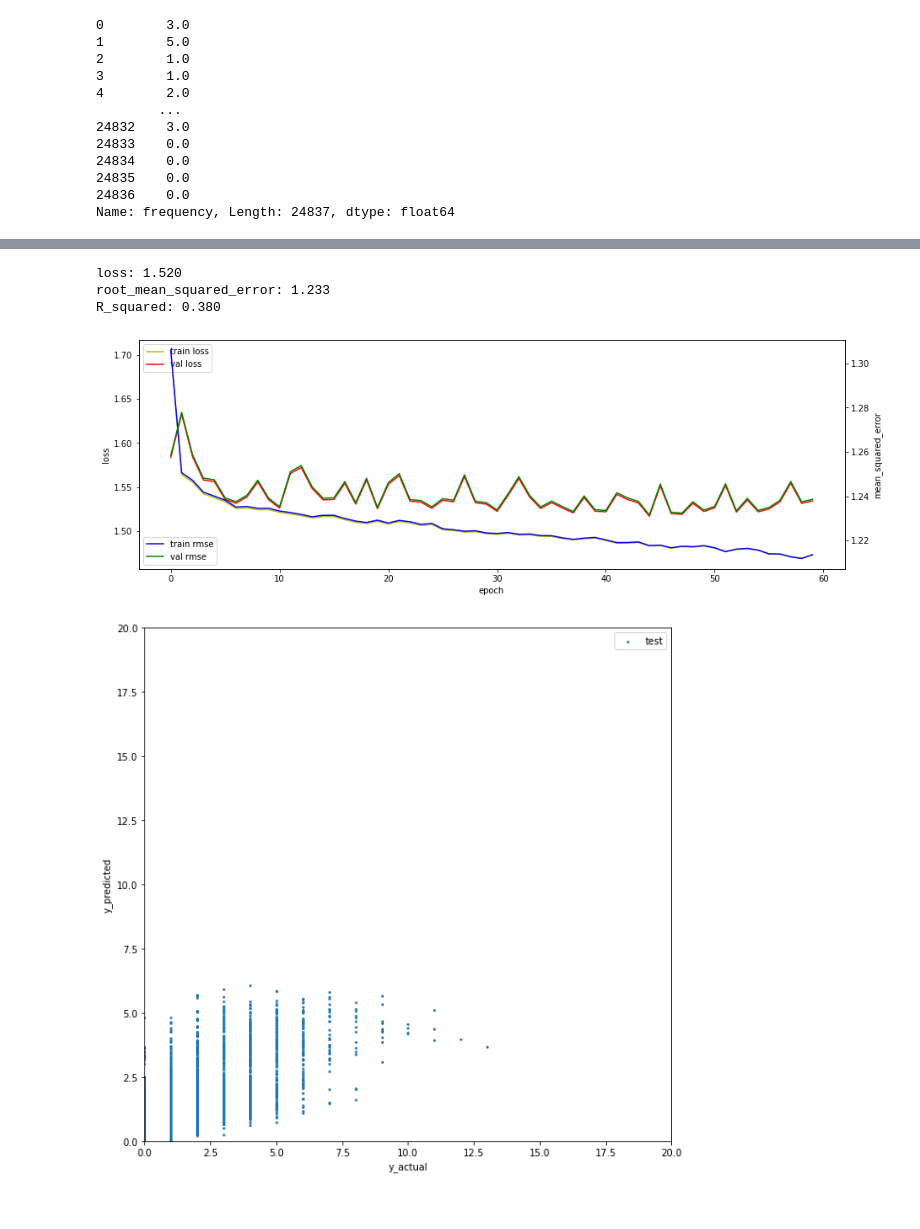
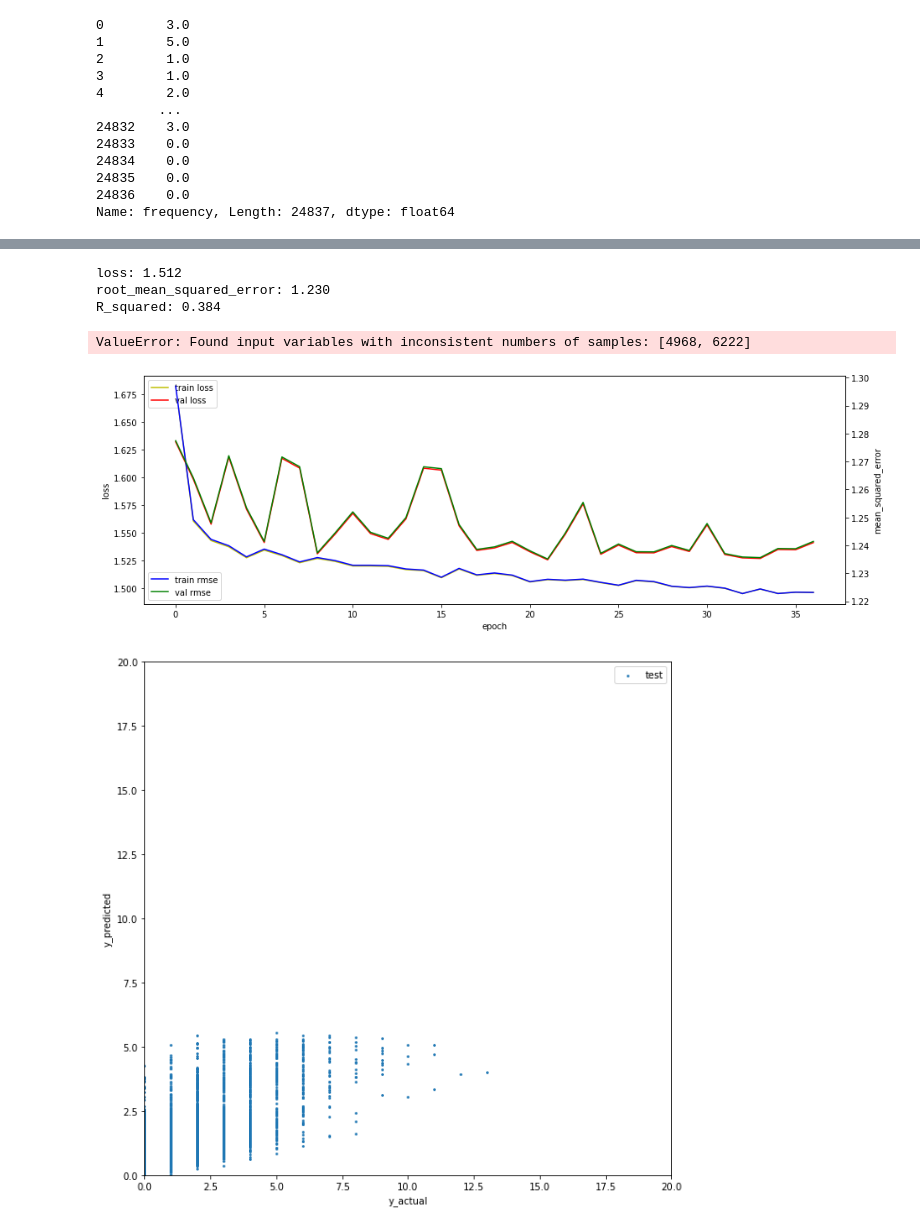
Before and after one commit to leech2193/weather_hospital_sowhat, a Jupyter notebook: 20220803_dnn_model_eseul.ipynb, the cells around one changed output, grey strips where cells are left out. Cells and saved outputs as stored; diff of their text form; code cells hidden in the pictures.

Commit message:
20220804 dnn_modeling...

```diff
--- a/20220803_dnn_model_eseul.ipynb
+++ b/20220803_dnn_model_eseul.ipynb
@@ -401,0 +385,3 @@ y_data
+# %%
+hospital_female2.insert(1, 'area_label', hospital_female2['area'].map(mapping))
+hospital_female2.drop(columns=['area'], inplace=True)
@@ -432,9 +474,9 @@ numpY.shape
 # %%
-X_train, X_test, y_train, y_test = train_test_split(X_norm,
-                                                    numpY,
-                                                   test_size = .2,
-                                                    shuffle=True,
-                                                   random_state = 123)
+X_f_train, X_f_test, y_f_train, y_f_test = train_test_split(X_f_norm,
+                                                            y_f_data['frequency'],
+                                                            test_size = .2,
+                                                            shuffle=True,
+                                                            random_state = 123)
 # %%
 from tensorflow.keras import layers
 # %%
@@ -472,21 +518,21 @@ model.compile(
 10개에 한 번씩 업데이터 실행
 0:미출력, 1:진행상황출력, 2:에포크당 출력
 '''
-hist = model.fit(
-    X_train, y_train,
-    batch_size=10,
-    epochs=100,
-    validation_split=0.2,
-    callbacks=[tf.keras.callbacks.EarlyStopping(monitor='val_loss', patience=15)],
-    verbose=2)
+hist_female = model_female.fit(
+                        X_f_train, y_f_train,
+                        batch_size=10,
+                        epochs=100,
+                        validation_split=0.2,
+                        callbacks=[tf.keras.callbacks.EarlyStopping(monitor='val_loss', patience=15)],
+                        verbose=2)
 
 # 테스트 데이터 입력
-scores = model.evaluate(X_test, y_test)
-print('test_loss: ', scores[0])
-print('test_rmse: ', scores[1])
-print('test_r2: ', scores[2])
+scores_female = model_female.evaluate(X_f_test, y_f_test)
+print('test_loss: ', scores_female[0])
+print('test_rmse: ', scores_female[1])
+print('test_r2: ', scores_female[2])
 
 # 모델 저장
-# model.save("dnn_weather_hospital_0803.h5")
+# model_female.save("dnn_weather_hospital_f_0804.h5")
 # %% [output]
 Epoch 1/100
@@ -509,8 +555,8 @@ test_r2:  0.3803611695766449
 # %%
 # 관찰된 metric 값들을 확인함
-for i in range(len(scores)):
-    print("%s: %.3f" % (model.metrics_names[i], scores[i]))
+for i in range(len(scores_female)):
+    print("%s: %.3f" % (model_female.metrics_names[i], scores_female[i]))
 # %% [output]
-loss: 1.520
-root_mean_squared_error: 1.233
-R_squared: 0.380
+loss: 1.512
+root_mean_squared_error: 1.230
+R_squared: 0.384
@@ -522,37 +566,41 @@ adj_r2_score(y_test, y_pred)
+# %%
+adj_r2_score(y_test, y_pred)
+# %% [output]
+ValueError: Found input variables with inconsistent numbers of samples: [4968, 6222]
 # %%
 import matplotlib.pyplot as plt
 
 fig, loss_ax = plt.subplots(figsize=(15, 5))
 
 acc_ax = loss_ax.twinx()
 
-loss_ax.plot(hist.history['loss'], 'y', label='train loss')   # 훈련데이터의 loss (즉, mse)
-loss_ax.plot(hist.history['val_loss'], 'r', label='val loss') # 검증데이터의 loss (즉, mse)
+loss_ax.plot(hist_female.history['loss'], 'y', label='train loss')   # 훈련데이터의 loss (즉, mse)
+loss_ax.plot(hist_female.history['val_loss'], 'r', label='val loss') # 검증데이터의 loss (즉, mse)
 
-acc_ax.plot(hist.history['root_mean_squared_error'], 'b', label='train rmse')   # 훈련데이터의 mae
-acc_ax.plot(hist.history['val_root_mean_squared_error'], 'g', label='val rmse') # 검증데이터의 mae
+acc_ax.plot(hist_female.history['root_mean_squared_error'], 'b', label='train rmse')   # 훈련데이터의 mae
+acc_ax.plot(hist_female.history['val_root_mean_squared_error'], 'g', label='val rmse') # 검증데이터의 mae
 
 loss_ax.set_xlabel('epoch')
 loss_ax.set_ylabel('loss')
 acc_ax.set_ylabel('mean_squared_error')
 
 loss_ax.legend(loc='upper left')
 acc_ax.legend(loc='lower left')
 
 plt.show()
 # %% [output]
-[figure, old version]
+[figure, new version]
 # %%
 import matplotlib.pyplot as plt
 
 # test data에 대한 예측값
-y_pred = model.predict(X_test)
+y_f_pred = model_female.predict(X_f_test)
 
 # 그림 가로, 세로 크기
 plt.figure(figsize=(10,10))
 
 #test data의 실제 y값과 예측 y값을 입력 => y=x 그래프와 가까울수록 정확
-plt.scatter(y_test, y_pred, label="test", s=3)
+plt.scatter(y_f_test, y_f_pred, label="test", s=3)
 # plt.title('test title')
 
 # X축 이름
@@ -569,4 +617,4 @@ plt.ylim((0,20))
 
 plt.show()
 # %% [output]
-[figure, old version]
+[figure, new version]
```
Also changed, not shown: parts of 62 cells of this notebook, 1 other file.
